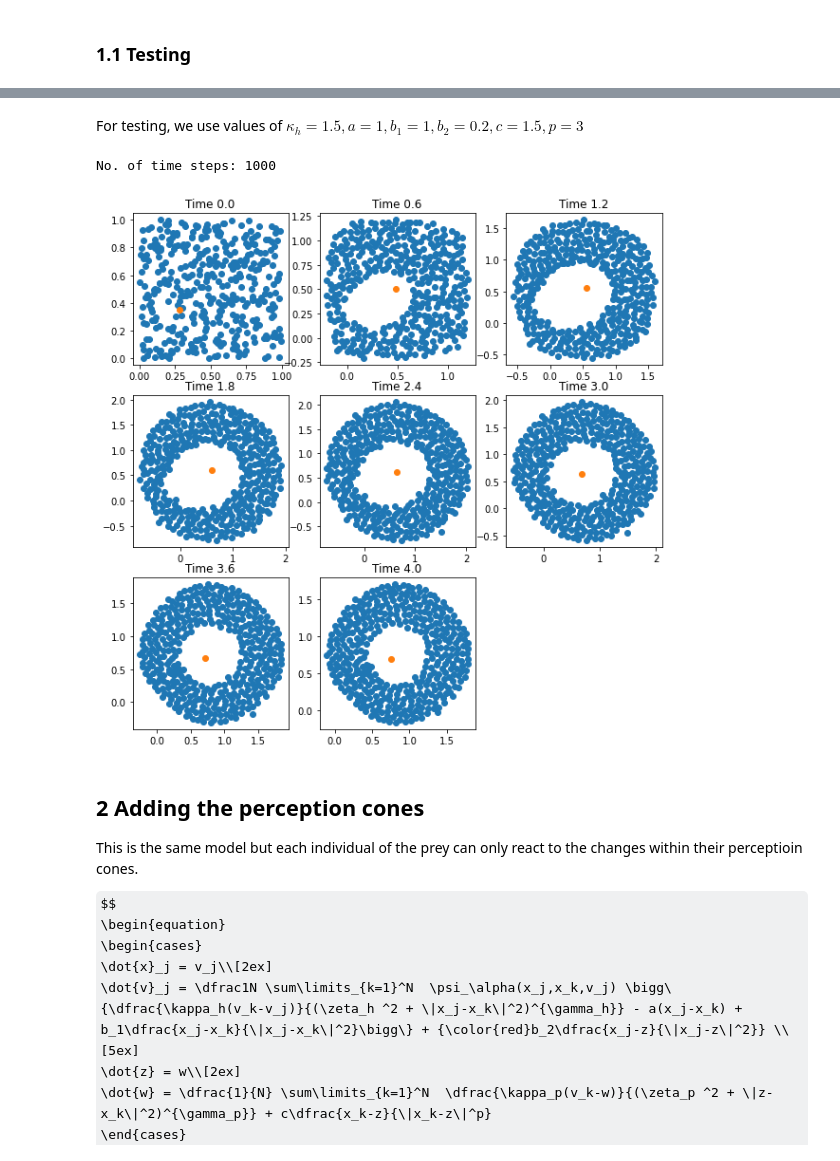
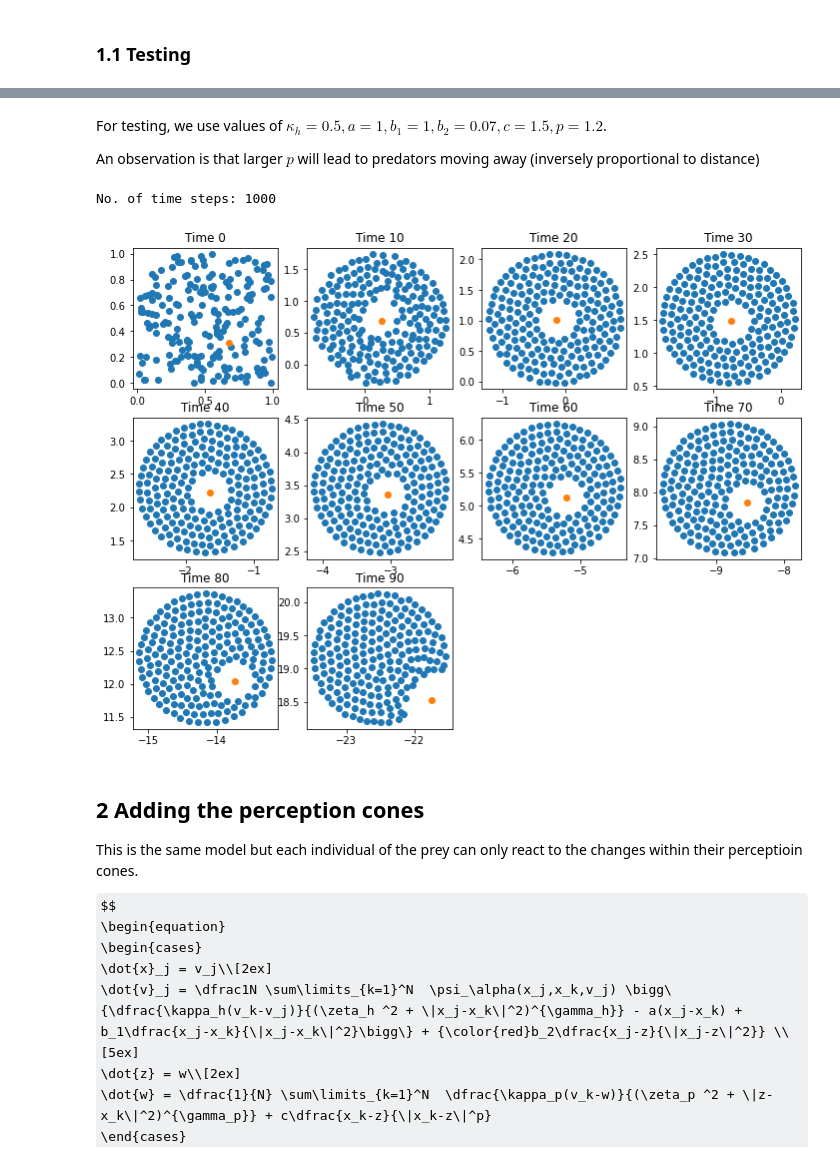
Before and after one commit to isomorphicdude/Summer2022UROP, a Jupyter notebook: improvements.ipynb, the cells around one changed output, grey strips where cells are left out. Saved outputs shown, nothing was run; the diff lists cells and outputs as text; code cells hidden in the pictures; some formulas as TeX source.

```diff
--- a/improvements.ipynb
+++ b/improvements.ipynb
@@ -97,28 +89,33 @@ ring_test = expInit(N = N,
 # %% [markdown]
-For testing, we use values of $\kappa_h = 1.5, a=1, b_1 = 1, b_2 = 0.2, c = 1.5 ,p = 3$
+For testing, we use values of $\kappa_h = 0.5, a=1, b_1 = 1, b_2 = 0.07, c = 1.5 ,p = 1.2$.
+
+An observation is that larger $p$ will lead to predators moving away (inversely proportional to distance)
 # %%
-start = 0
-end   = 5
-steps = 1000
+N = 200
 
-step_size = (end-start) / steps
-test_result = rk2(model1, ring_test, step_size, 2*N+1, (start, end),
+case1  = computeSoln(model1,
     {'no. of prey': N,
-    'kappa for prey': 1.5,
+    'kappa for prey': 0.5,
     'attraction of prey': 1,
     'repulsion of prey': 1,
-    'repulsion of pred': 0.2,
+    'repulsion of pred': 0.07,
     'attraction of pred': 1.5,
-    'exponent of dist pred': 1.2})
+    'exponent of dist pred': 1.2},
+    1000,
+    (0,100),
+    False,
+    'random',
+    'rk2',
+    [0.0, 0.6, 1.2, 1.8, 2.4, 3.0, 3.6, 4.0],
+    12)
 # %% [output]
 No. of time steps: 1000
-# %%
-case = (test_result, step_size, [0.0, 0.6, 1.2, 1.8, 2.4, 3.0, 3.6, 4.0], 10, N)
-# case = (test_result, step_size, [1.8+i*0.01 for i in range(10)], 15, N)
-# case = (test_result, step_size, [i*10 for i in range(10)], 10, N)
-multiPlot(case, False)
-# %% [output]
-[figure, removed]
+# %%
+case1[2] = [i*10  for i in range(10)]
+# %%
+multiPlot(case1, None, True)
+# %% [output]
+[figure, added]
 # %% [markdown]
 ## 2 Adding the perception cones
 
```
Also changed, not shown: parts of 2 cells of this notebook.
